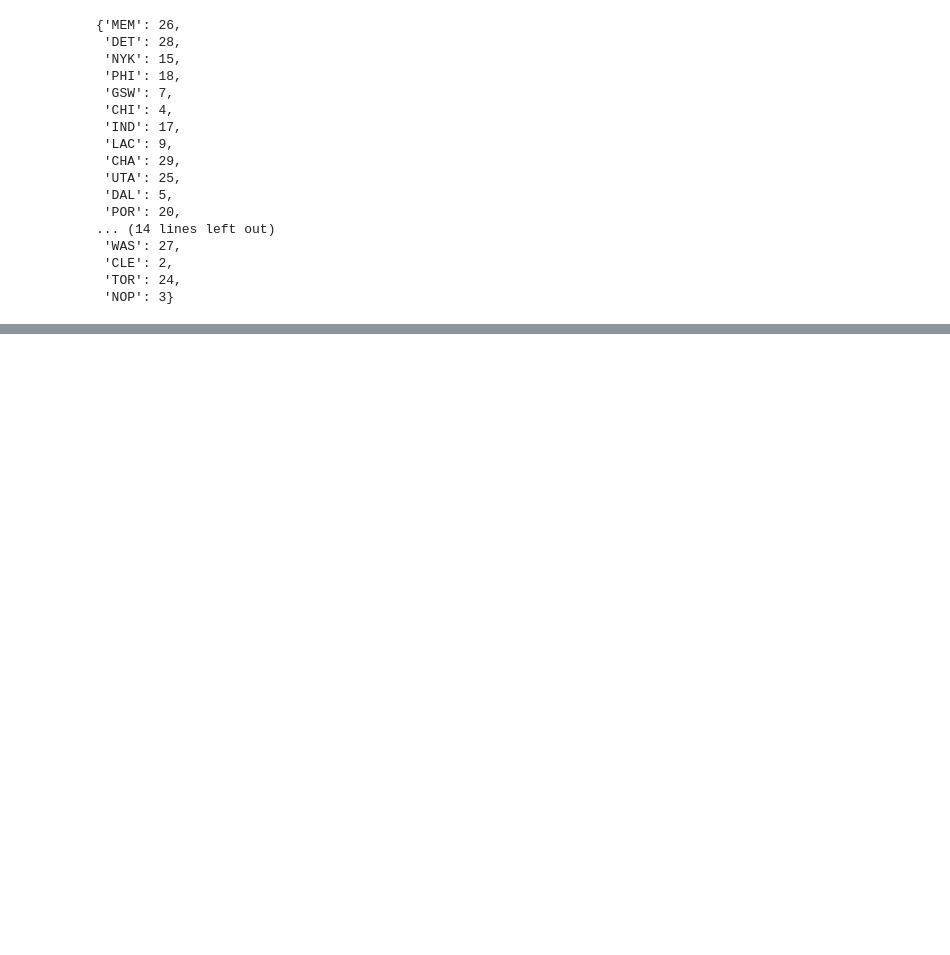
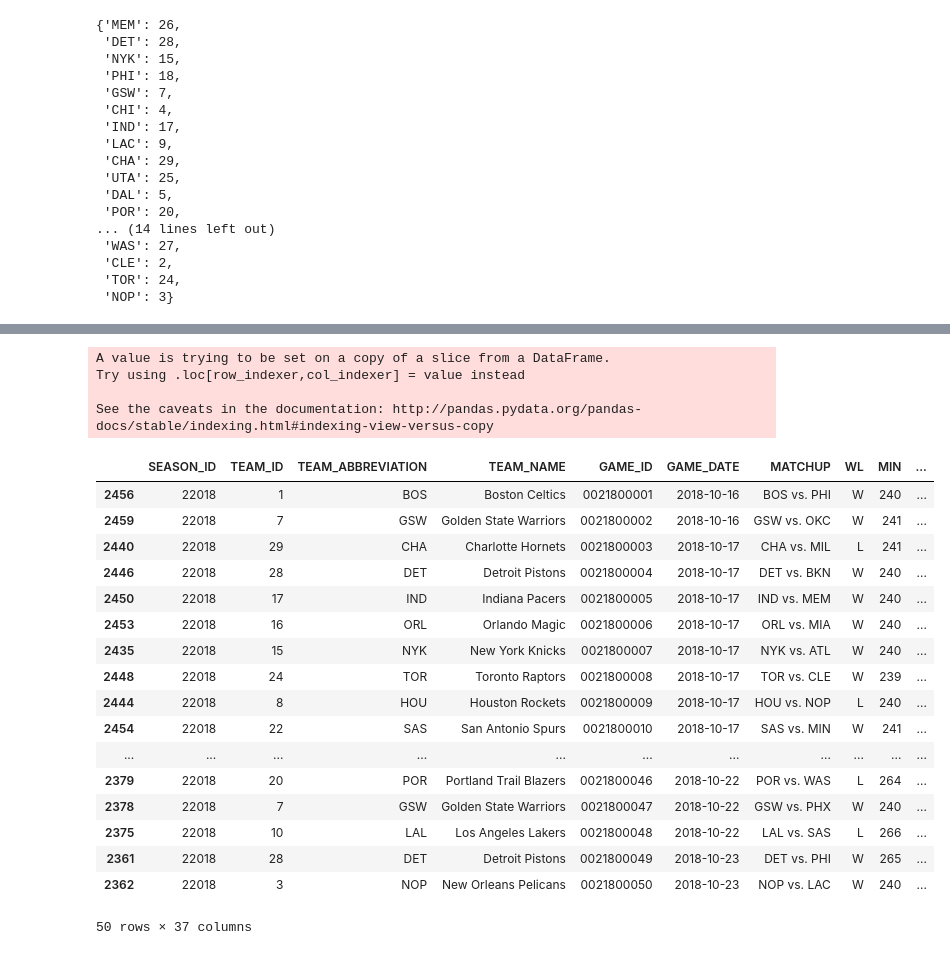
Before and after one commit to akhilgupta1093/nbaml, a Jupyter notebook: NBAML.ipynb, the cells around one changed output, grey strips where cells are left out. Cells and saved outputs as stored; diff of their text form; code cells hidden in the pictures; blank space fills up the shorter version.

```diff
--- a/NBAML.ipynb
+++ b/NBAML.ipynb
@@ -80,10 +69,17 @@ matchupToRow(df.iloc[0]['MATCHUP'])
 # %%
 def flattenAway(home, away):
     home.assign(AWAY_PTS=np.zeros(home.shape[0]))
-    home.assign(AWAY_TEAM_ABBREVIATION=np.zeros(home.shape[0]))
+    home.assign(AWAY_FG_PCT=np.zeros(home.shape[0]))
+    home.assign(AWAY_FG3_PCT=np.zeros(home.shape[0]))
+    home.assign(AWAY_TOV=np.zeros(home.shape[0]))
+    home.assign(AWAY_TEAM_ABBREVIATION=np.empty(home.shape[0]))
+
     for i, row in home.iterrows():
         game_id = row['GAME_ID']
         otherRow = away[away['GAME_ID'] == game_id]
         home.at[i, "AWAY_PTS"] = otherRow['PTS'].iloc[0]
         home.at[i, "AWAY_TEAM_ABBREVIATION"] = otherRow["TEAM_ABBREVIATION"].iloc[0]
+        home.at[i, "AWAY_FG_PCT"] = otherRow["FG_PCT"].iloc[0]
+        home.at[i, "AWAY_FG3_PCT"] = otherRow["FG3_PCT"].iloc[0]
+        home.at[i, "AWAY_TOV"] = otherRow["TOV"].iloc[0]
     return home
@@ -180,0 +92,13 @@ array([ -8.34113041,   6.75859306, -11.60202202,  -0.80380463,
+# %%
+def getPastAvg(df, col, away = False):
+    pastVals = {}
+    abbrev = 'AWAY_TEAM_ABBREVIATION' if away else 'TEAM_ABBREVIATION'
+    for team in home[abbrev].unique():
+        pastVals[team] = [0.0, 0]
+    df[col + '_AVG'] = 0.0
+    for i, row in df.iterrows():
+        divisor = 1 if pastVals[df.at[i, abbrev]][1] == 0 else pastVals[df.at[i, abbrev]][1]
+        df.at[i, col + '_AVG'] = pastVals[df.at[i, abbrev]][0] / divisor
+        pastVals[df.at[i, abbrev]][0] = pastVals[df.at[i, abbrev]][0] + df.at[i, col]
+        pastVals[df.at[i, abbrev]][1] = pastVals[df.at[i, abbrev]][1] + 1
+    return df
@@ -180,0 +110,35 @@ array([ -8.34113041,   6.75859306, -11.60202202,  -0.80380463,
+# %%
+home = getPastAvg(home, 'PTS')
+home = getPastAvg(home, 'AWAY_PTS', True)
+home = getPastAvg(home, 'FG_PCT')
+home = getPastAvg(home, 'AWAY_FG_PCT', True)
+home = getPastAvg(home, 'FG3_PCT')
+home = getPastAvg(home, 'AWAY_FG3_PCT', True)
+home = getPastAvg(home, 'TOV')
+home = getPastAvg(home, 'AWAY_TOV', True)
+# %% [output]
+A value is trying to be set on a copy of a slice from a DataFrame.
+Try using .loc[row_indexer,col_indexer] = value instead
+
+See the caveats in the documentation: http://pandas.pydata.org/pandas-docs/stable/indexing.html#indexing-view-versus-copy
+# %%
+home.head(50)
+# %% [output]
+|  | SEASON_ID | TEAM_ID | TEAM_ABBREVIATION | TEAM_NAME | GAME_ID | GAME_DATE | MATCHUP | WL | MIN | ... |
+| 2456 | 22018 | 1 | BOS | Boston Celtics | 0021800001 | 2018-10-16 | BOS vs. PHI | W | 240 | ... |
+| 2459 | 22018 | 7 | GSW | Golden State Warriors | 0021800002 | 2018-10-16 | GSW vs. OKC | W | 241 | ... |
+| 2440 | 22018 | 29 | CHA | Charlotte Hornets | 0021800003 | 2018-10-17 | CHA vs. MIL | L | 241 | ... |
+| 2446 | 22018 | 28 | DET | Detroit Pistons | 0021800004 | 2018-10-17 | DET vs. BKN | W | 240 | ... |
+| 2450 | 22018 | 17 | IND | Indiana Pacers | 0021800005 | 2018-10-17 | IND vs. MEM | W | 240 | ... |
+| 2453 | 22018 | 16 | ORL | Orlando Magic | 0021800006 | 2018-10-17 | ORL vs. MIA | W | 240 | ... |
+| 2435 | 22018 | 15 | NYK | New York Knicks | 0021800007 | 2018-10-17 | NYK vs. ATL | W | 240 | ... |
+| 2448 | 22018 | 24 | TOR | Toronto Raptors | 0021800008 | 2018-10-17 | TOR vs. CLE | W | 239 | ... |
+| 2444 | 22018 | 8 | HOU | Houston Rockets | 0021800009 | 2018-10-17 | HOU vs. NOP | L | 240 | ... |
+| 2454 | 22018 | 22 | SAS | San Antonio Spurs | 0021800010 | 2018-10-17 | SAS vs. MIN | W | 241 | ... |
+| ... | ... | ... | ... | ... | ... | ... | ... | ... | ... | ... |
+| 2379 | 22018 | 20 | POR | Portland Trail Blazers | 0021800046 | 2018-10-22 | POR vs. WAS | L | 264 | ... |
+| 2378 | 22018 | 7 | GSW | Golden State Warriors | 0021800047 | 2018-10-22 | GSW vs. PHX | W | 240 | ... |
+| 2375 | 22018 | 10 | LAL | Los Angeles Lakers | 0021800048 | 2018-10-22 | LAL vs. SAS | L | 266 | ... |
+| 2361 | 22018 | 28 | DET | Detroit Pistons | 0021800049 | 2018-10-23 | DET vs. PHI | W | 265 | ... |
+| 2362 | 22018 | 3 | NOP | New Orleans Pelicans | 0021800050 | 2018-10-23 | NOP vs. LAC | W | 240 | ... |
+50 rows × 37 columns
```
Also changed, not shown: parts of 13 cells of this notebook.
